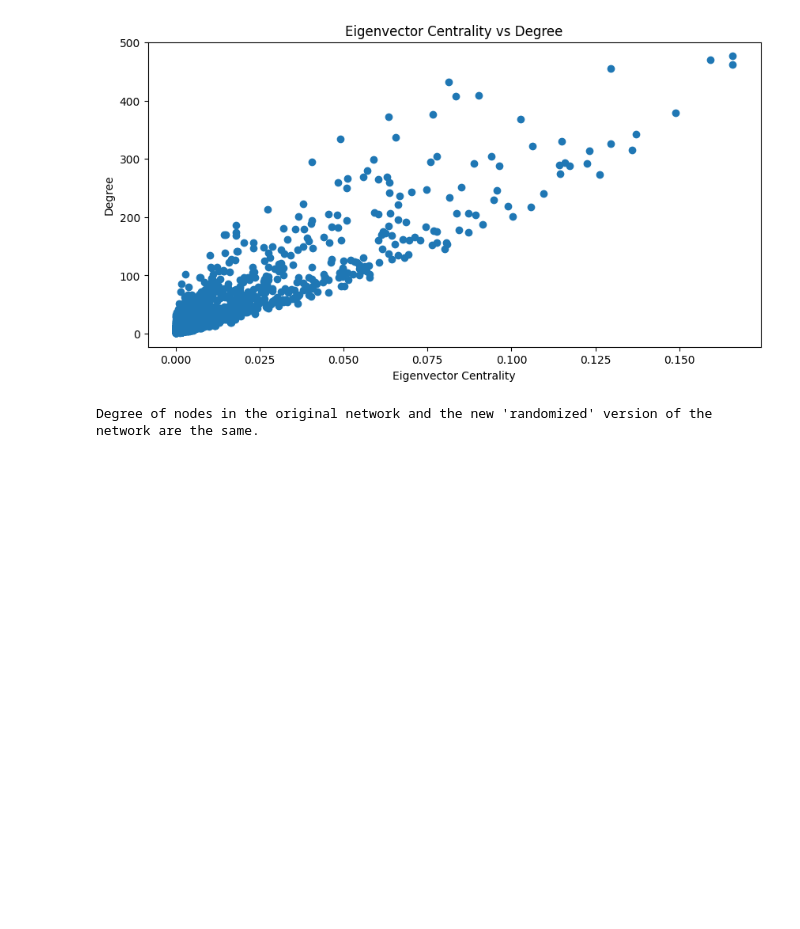
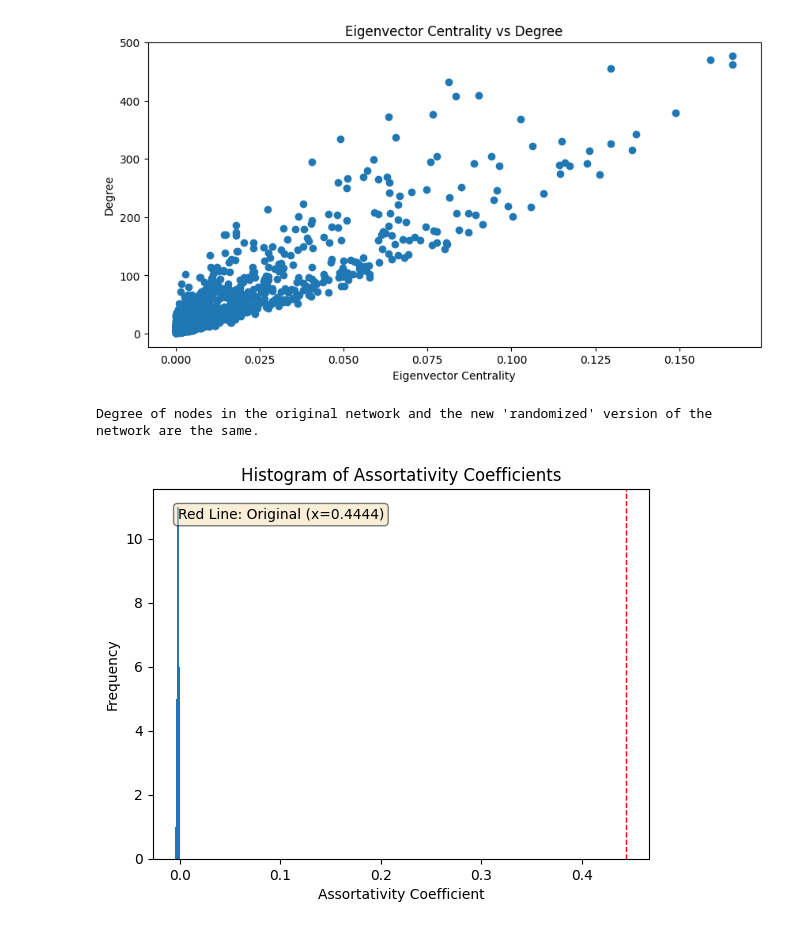
Before and after one commit to kommodeskab/SocialProject, a Jupyter notebook: graph_analysis.ipynb, the cells around one changed output. Cells and saved outputs as stored; diff of their text form; code cells hidden in the pictures; blank space fills up the shorter version.

Commit message:
Update to graph_analysis

```diff
--- a/graph_analysis.ipynb
+++ b/graph_analysis.ipynb
@@ -12,8 +12,8 @@ with open('data/IATA.json') as f:
 with open('data/graphnetwork.gpickle', 'rb') as f:
     G = pickle.load(f)
 
-with open('data/continent_to_reviews.pkl', 'rb') as f:
-    continent_to_reviews = pickle.load(f)
+#with open('data/continent_to_reviews.pkl', 'rb') as f:
+#    continent_to_reviews = pickle.load(f)
 # %%
 import numpy as np
 size = len(G.nodes())
@@ -204,3 +205,44 @@ for i in tqdm(range(100)):
     list_of_graphs.append(random_network)
 # %% [output]
 Degree of nodes in the original network and the new 'randomized' version of the network are the same.
+# %%
+from collections import defaultdict
+
+def calculate_assortativity(graph, attribute : str) -> float:
+    nodes_with_attribute = nx.get_node_attributes(graph, 'country')
+    countries = list(set(nodes_with_attribute.values()))
+    country_matrix = defaultdict(lambda: defaultdict(int))
+
+    for (u, v) in graph.edges():
+        country_u = nodes_with_attribute[u]
+        country_v = nodes_with_attribute[v]
+        country_matrix[country_u][country_v] += 1
+        country_matrix[country_v][country_u] += 1
+
+    country_matrix = np.array([[country_matrix[country_u][country_v] for country_v in countries] for country_u in countries])
+    country_matrix = country_matrix / country_matrix.sum()
+
+    ai = np.sum(country_matrix, axis=1)
+    bi = np.sum(country_matrix, axis=0)
+    eii = np.trace(country_matrix)
+    assortativity = (eii - np.dot(ai, bi))/(1 - np.dot(ai, bi))
+    return assortativity
+
+assortativity_list = []
+for i in tqdm(list_of_graphs):
+    assortativity_list.append(calculate_assortativity(i,'country'))
+
+##Plot the histogram of assortativity coefficients
+plt.hist(assortativity_list, bins = 20)
+x=calculate_assortativity(G,"country")
+plt.axvline(x, color='r', linestyle='dashed', linewidth=1)
+
+props = dict(boxstyle='round', facecolor='wheat', alpha=0.5)
+plt.text(0.05, 0.95, f'Red Line: Original (x={x:.4f})',
+         transform=plt.gca().transAxes, fontsize=10, verticalalignment='top', bbox=props)
+plt.xlabel('Assortativity Coefficient')
+plt.ylabel('Frequency')
+plt.title('Histogram of Assortativity Coefficients')
+plt.show()
+# %% [output]
+[figure, added]
```
Also changed, not shown: parts of 7 cells of this notebook.
